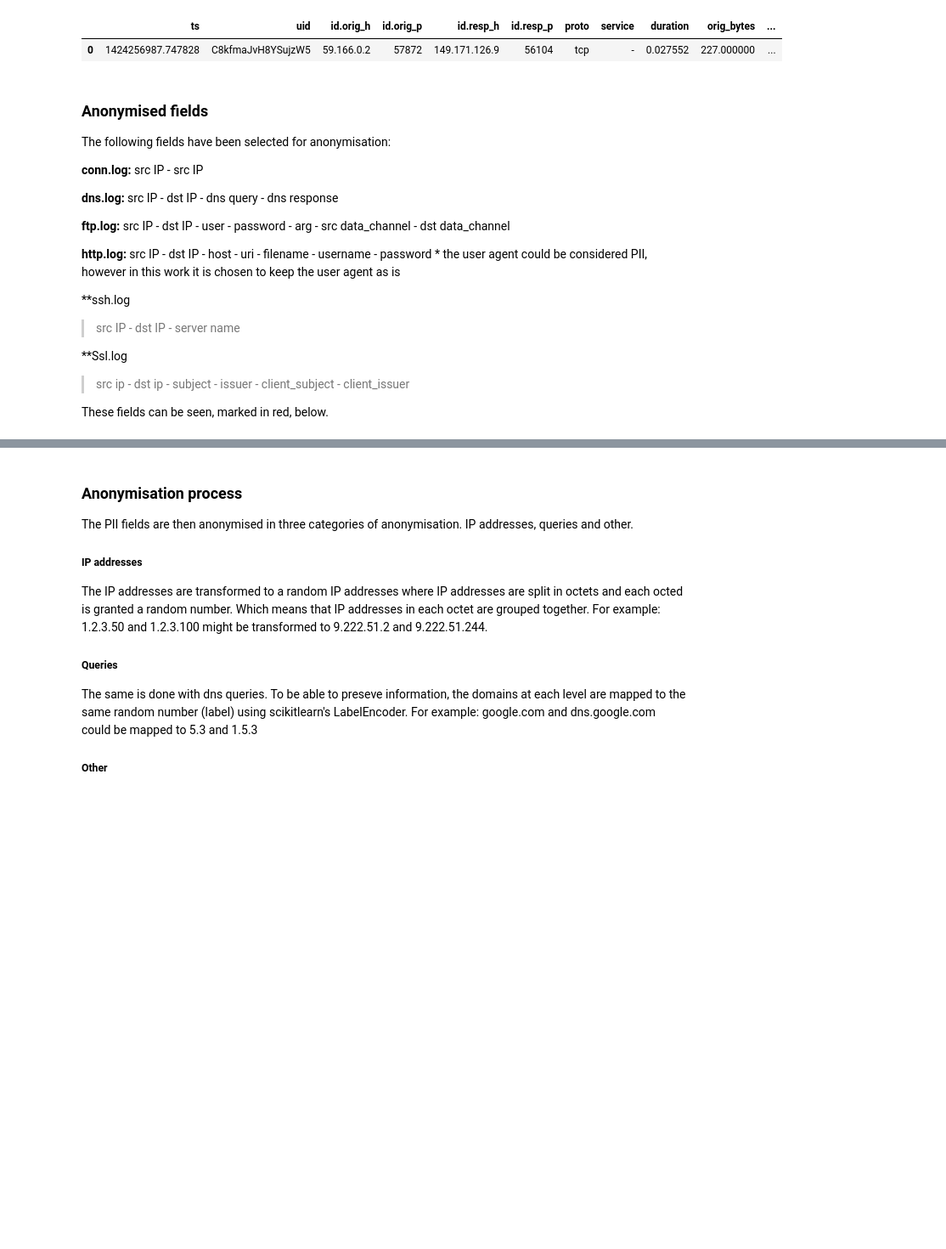
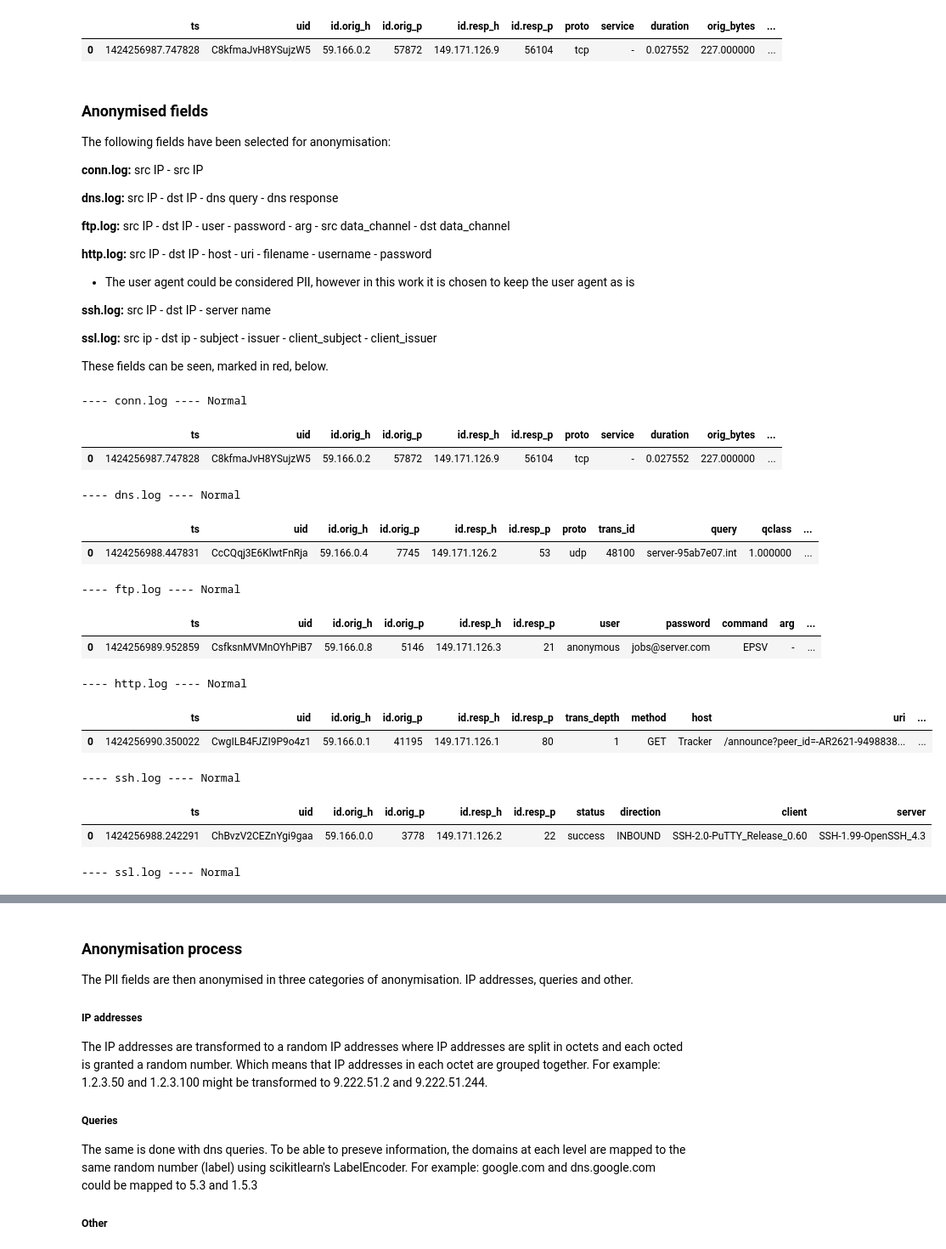
Before and after one commit to JKeijer/Zeek_log_anonymiser, a Jupyter notebook: Bro-Zeek_log_parser_anonymiser.ipynb, the cells around one changed output, grey strips where cells are left out. Shown: that part at 85% size. Drawn from its saved outputs; the diff is of its cells as text; code cells hidden in the pictures; blank space fills up the shorter version.

```diff
--- a/Bro-Zeek_log_parser_anonymiser.ipynb
+++ b/Bro-Zeek_log_parser_anonymiser.ipynb
@@ -37,12 +37,31 @@ The following fields have been selected for anonymisation:
 **ftp.log:** src IP - dst IP - user - password - arg - src data_channel - dst data_channel
 
 **http.log:** src IP - dst IP - host - uri - filename - username - password
-    * the user agent could be considered PII, however in this work it is chosen to keep the user agent as is
+* The user agent could be considered PII, however in this work it is chosen to keep the user agent as is
 
-**ssh.log
-> src IP - dst IP - server name
+**ssh.log:** src IP - dst IP - server name
 
-**Ssl.log
-> src ip - dst ip - subject - issuer - client_subject - client_issuer
+**ssl.log:** src ip - dst ip - subject - issuer - client_subject - client_issuer
 
 These fields can be seen, marked in red, below.
+# %%
+for key in chosen_files:
+    print("---- " + key + " ---- Normal")
+    display(orig_log_dataframes[key].iloc[:1,:].style.apply(highlight_col, axis=None))
+# %% [output]
+---- conn.log ---- Normal
+|  | ts | uid | id.orig_h | id.orig_p | id.resp_h | id.resp_p | proto | service | duration | orig_bytes | ... |
+| 0 | 1424256987.747828 | C8kfmaJvH8YSujzW5 | 59.166.0.2 | 57872 | 149.171.126.9 | 56104 | tcp | - | 0.027552 | 227.000000 | ... |
+---- dns.log ---- Normal
+|  | ts | uid | id.orig_h | id.orig_p | id.resp_h | id.resp_p | proto | trans_id | query | qclass | ... |
+| 0 | 1424256988.447831 | CcCQqj3E6KlwtFnRja | 59.166.0.4 | 7745 | 149.171.126.2 | 53 | udp | 48100 | server-95ab7e07.int | 1.000000 | ... |
+---- ftp.log ---- Normal
+|  | ts | uid | id.orig_h | id.orig_p | id.resp_h | id.resp_p | user | password | command | arg | ... |
+| 0 | 1424256989.952859 | CsfksnMVMnOYhPiB7 | 59.166.0.8 | 5146 | 149.171.126.3 | 21 | anonymous | jobs@server.com | EPSV | - | ... |
+---- http.log ---- Normal
+|  | ts | uid | id.orig_h | id.orig_p | id.resp_h | id.resp_p | trans_depth | method | host | uri | ... |
+| 0 | 1424256990.350022 | CwgILB4FJZI9P9o4z1 | 59.166.0.1 | 41195 | 149.171.126.1 | 80 | 1 | GET | Tracker | /announce?peer_id=-AR2621-9498838... | ... |
+---- ssh.log ---- Normal
+|  | ts | uid | id.orig_h | id.orig_p | id.resp_h | id.resp_p | status | direction | client | server |
+| 0 | 1424256988.242291 | ChBvzV2CEZnYgi9gaa | 59.166.0.0 | 3778 | 149.171.126.2 | 22 | success | INBOUND | SSH-2.0-PuTTY_Release_0.60 | SSH-1.99-OpenSSH_4.3 |
+---- ssl.log ---- Normal
```
Also changed, not shown: parts of 2 cells of this notebook.
